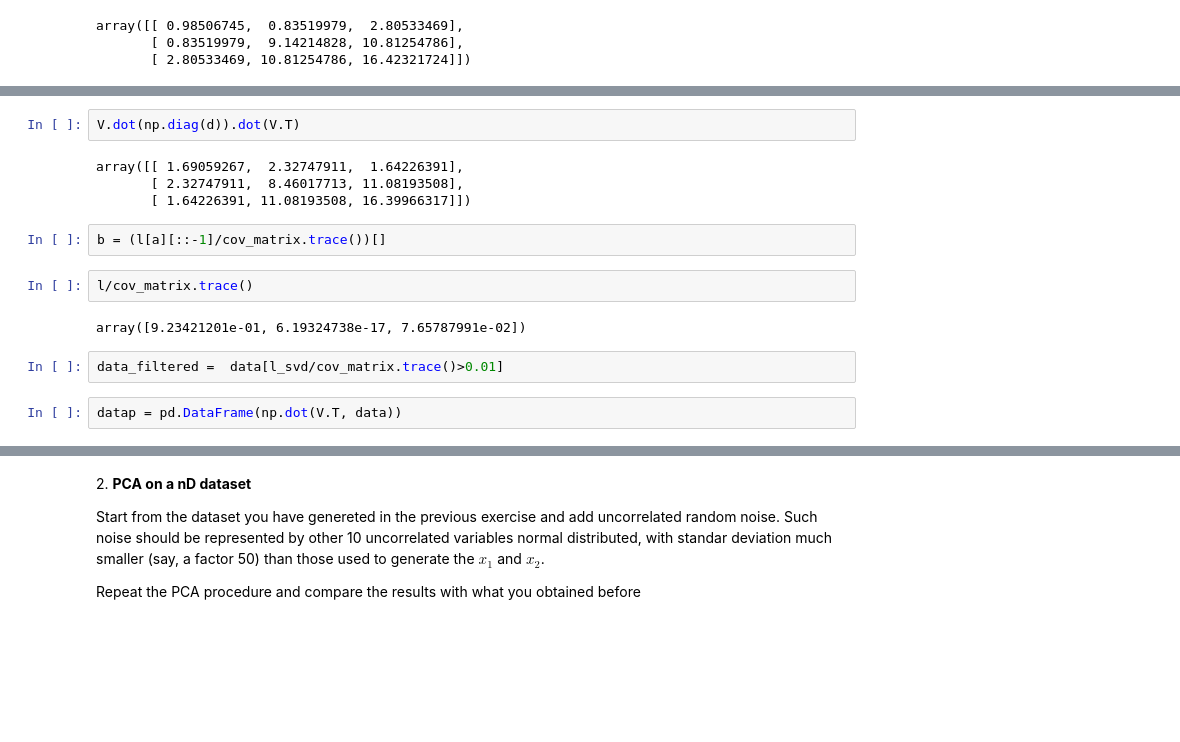
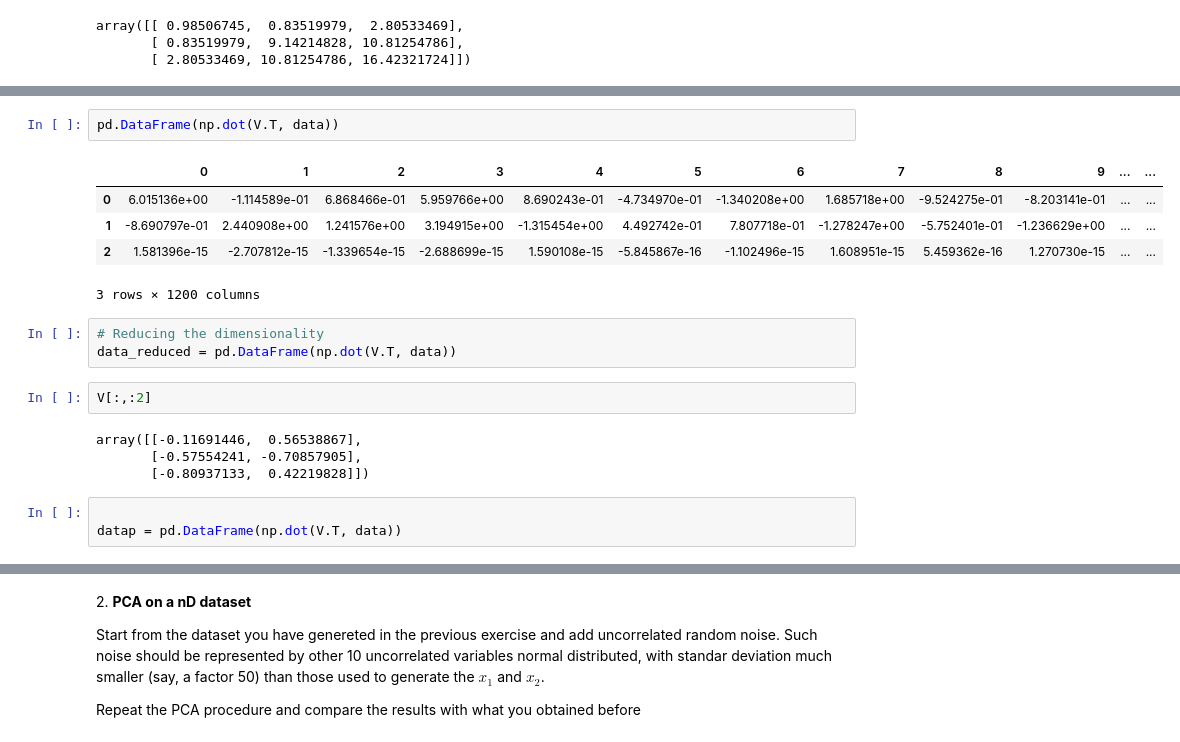
Before and after one commit to tommasoamico/LaboratoryOfComputationalPhysics_Y4, a Jupyter notebook: 07ex_LinearAlgebra.ipynb, the cells around one changed output, grey strips where cells are left out. Drawn from its saved outputs; the diff is of its cells as text; blank space fills up the shorter version.

```diff
--- a/07ex_LinearAlgebra.ipynb
+++ b/07ex_LinearAlgebra.ipynb
@@ -128,16 +142,20 @@ array([24.5172327 ,  2.03320027,  0.        ])
 # %%
-V.dot(np.diag(d)).dot(V.T)
+pd.DataFrame(np.dot(V.T, data))
 # %% [output]
+|  | 0 | 1 | 2 | 3 | 4 | 5 | 6 | 7 | 8 | 9 | ... | ... |
+| 0 | 6.015136e+00 | -1.114589e-01 | 6.868466e-01 | 5.959766e+00 | 8.690243e-01 | -4.734970e-01 | -1.340208e+00 | 1.685718e+00 | -9.524275e-01 | -8.203141e-01 | ... | ... |
+| 1 | -8.690797e-01 | 2.440908e+00 | 1.241576e+00 | 3.194915e+00 | -1.315454e+00 | 4.492742e-01 | 7.807718e-01 | -1.278247e+00 | -5.752401e-01 | -1.236629e+00 | ... | ... |
+| 2 | 1.581396e-15 | -2.707812e-15 | -1.339654e-15 | -2.688699e-15 | 1.590108e-15 | -5.845867e-16 | -1.102496e-15 | 1.608951e-15 | 5.459362e-16 | 1.270730e-15 | ... | ... |
-array([[ 1.69059267,  2.32747911,  1.64226391],
-       [ 2.32747911,  8.46017713, 11.08193508],
-       [ 1.64226391, 11.08193508, 16.39966317]])
+3 rows × 1200 columns
-# %%
-b = (l[a][::-1]/cov_matrix.trace())[]
-# %%
-l/cov_matrix.trace()
-# %% [output]
-array([9.23421201e-01, 6.19324738e-17, 7.65787991e-02])
-# %%
-data_filtered =  data[l_svd/cov_matrix.trace()>0.01]
+# %%
+# Reducing the dimensionality
+data_reduced = pd.DataFrame(np.dot(V.T, data))
+# %%
+V[:,:2]
+# %% [output]
+array([[-0.11691446,  0.56538867],
+       [-0.57554241, -0.70857905],
+       [-0.80937133,  0.42219828]])
 # %%
+
 datap = pd.DataFrame(np.dot(V.T, data))
```
Also changed, not shown: parts of 31 cells of this notebook.
